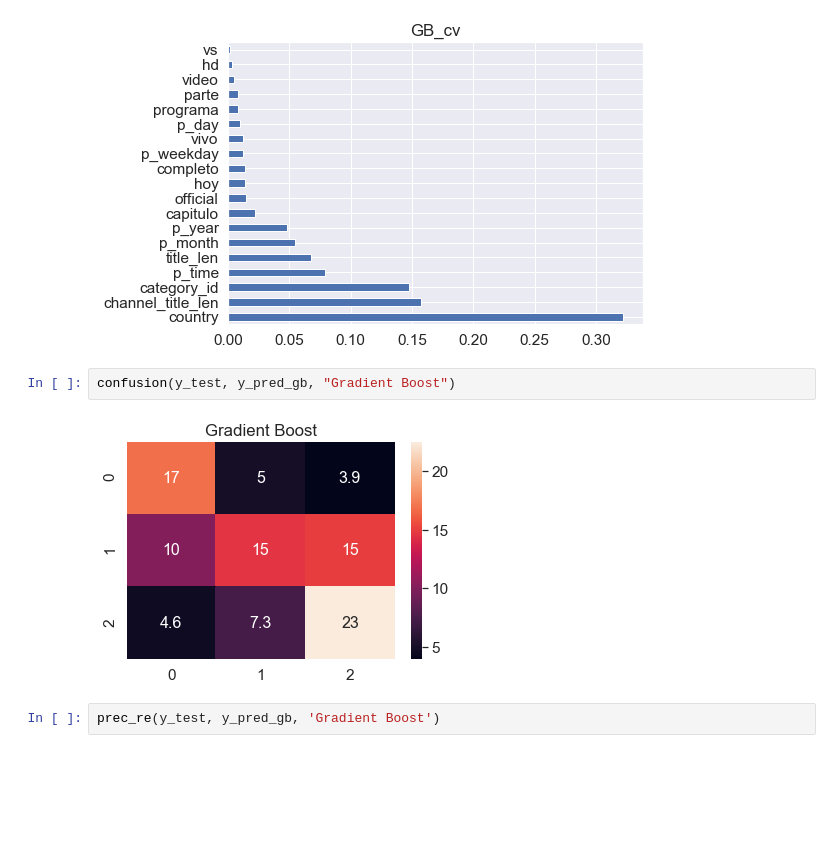
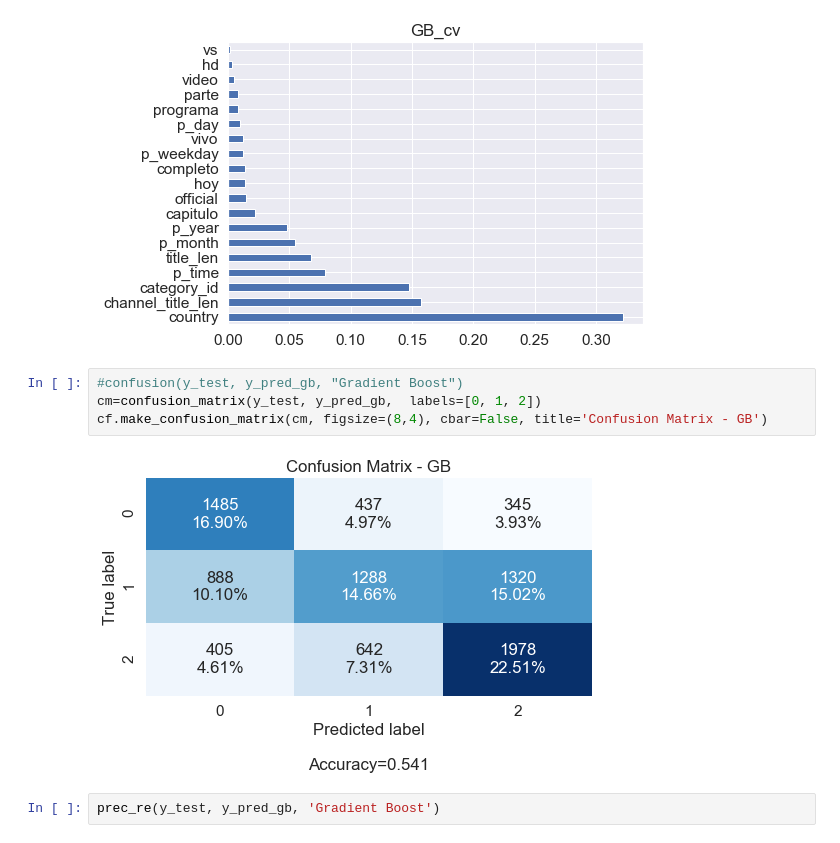
Before and after one commit to fariha23/YouTube_Data_Analysis_Video_Categories, a Jupyter notebook: YouTube_Machine_Learning.ipynb, the cells around one changed output. Cells and saved outputs as stored; diff of their text form; blank space fills up the shorter version.

```diff
--- a/YouTube_Machine_Learning.ipynb
+++ b/YouTube_Machine_Learning.ipynb
@@ -435,10 +436,12 @@ feature_importance(gb_cv.best_estimator_, axes, 'GB_cv')
 plt.tight_layout()
 # %% [output]
 [figure]
-# %%
-confusion(y_test, y_pred_gb, "Gradient Boost")
-# %% [output]
-[figure, removed]
+# %%
+#confusion(y_test, y_pred_gb, "Gradient Boost")
+cm=confusion_matrix(y_test, y_pred_gb,  labels=[0, 1, 2])
+cf.make_confusion_matrix(cm, figsize=(8,4), cbar=False, title='Confusion Matrix - GB')
+# %% [output]
+[figure, added]
 # %%
 prec_re(y_test, y_pred_gb, 'Gradient Boost')
 # %% [output]
```
Also changed, not shown: parts of 16 cells of this notebook.
